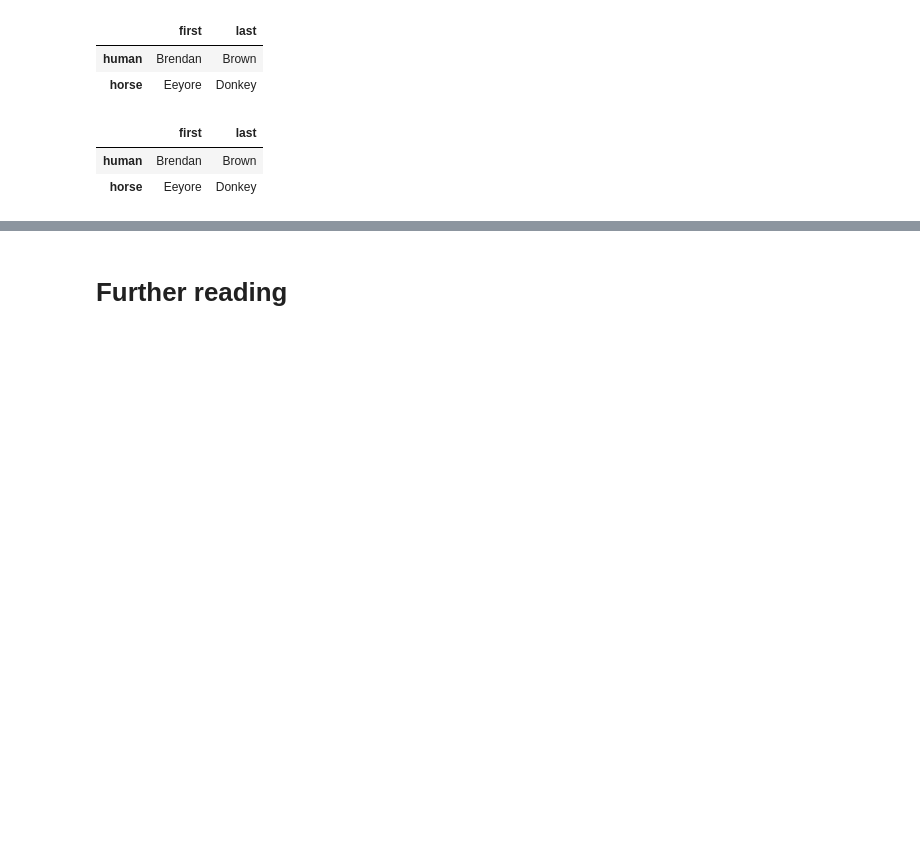
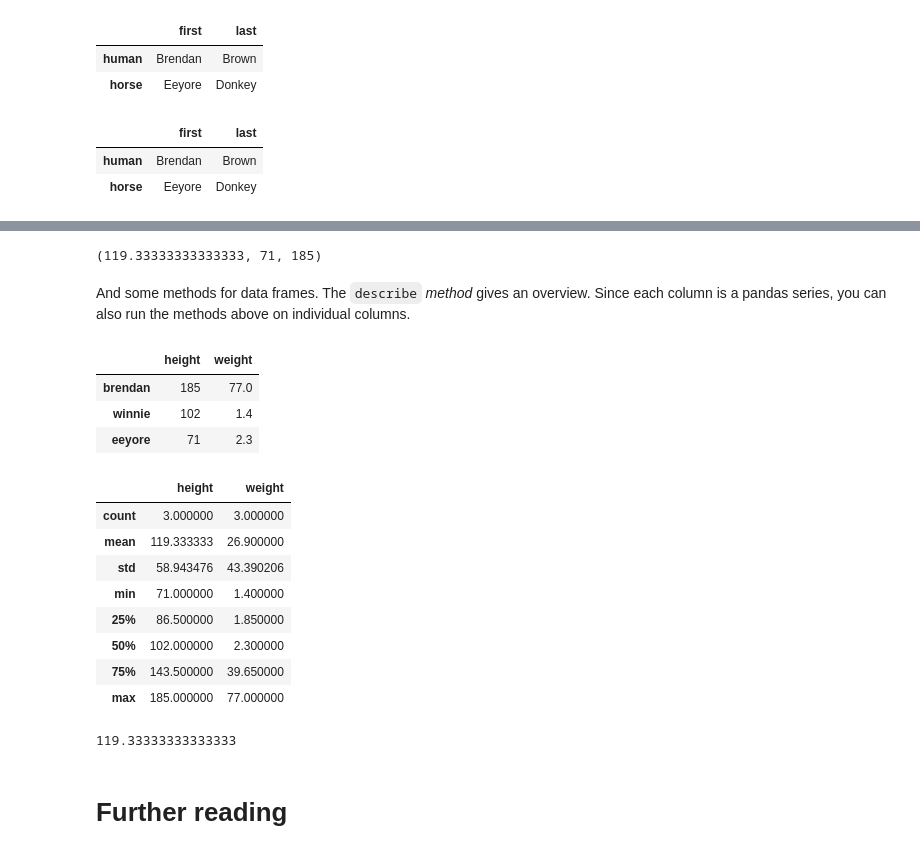
Before and after one commit to brendanrbrown/stor155_sp21, a Jupyter notebook: notebooks/pandas_cookbook.ipynb, the cells around one changed output, grey strips where cells are left out. Saved outputs shown, nothing was run; the diff lists cells and outputs as text; code cells hidden in the pictures; blank space fills up the shorter version.

Commit message:
hw0 prompt, pandas_cookbook add summary stats

```diff
--- a/notebooks/pandas_cookbook.ipynb
+++ b/notebooks/pandas_cookbook.ipynb
@@ -433,3 +448,38 @@ d.loc[['human', 'horse'], ['first', 'last']]
+# %%
+height = pd.Series([185, 102, 71], index = ['brendan', 'winnie', 'eeyore'])
+weight = pd.Series([77, 1.4, 2.3], index = ['brendan', 'winnie', 'eeyore'])
+# %%
+# average, min, max heights in the series
+height.mean(), height.min(), height.max()
+# %% [output]
+(119.33333333333333, 71, 185)
+# %% [markdown]
+And some methods for data frames. The `describe` *method* gives an overview. Since each column is a pandas series, you can also run the methods above on individual columns.
+# %%
+d = pd.DataFrame({'height' : height, 'weight' : weight})
+# %%
+d
+# %% [output]
+|  | height | weight |
+| brendan | 185 | 77.0 |
+| winnie | 102 | 1.4 |
+| eeyore | 71 | 2.3 |
+# %%
+d.describe()
+# %% [output]
+|  | height | weight |
+| count | 3.000000 | 3.000000 |
+| mean | 119.333333 | 26.900000 |
+| std | 58.943476 | 43.390206 |
+| min | 71.000000 | 1.400000 |
+| 25% | 86.500000 | 1.850000 |
+| 50% | 102.000000 | 2.300000 |
+| 75% | 143.500000 | 39.650000 |
+| max | 185.000000 | 77.000000 |
+# %%
+d.loc[:, 'height'].mean()
+# %% [output]
+119.33333333333333
 # %% [markdown]
 # Further reading
 # %% [markdown]
```
Also changed, not shown: parts of 3 cells of this notebook, 2 other files.
